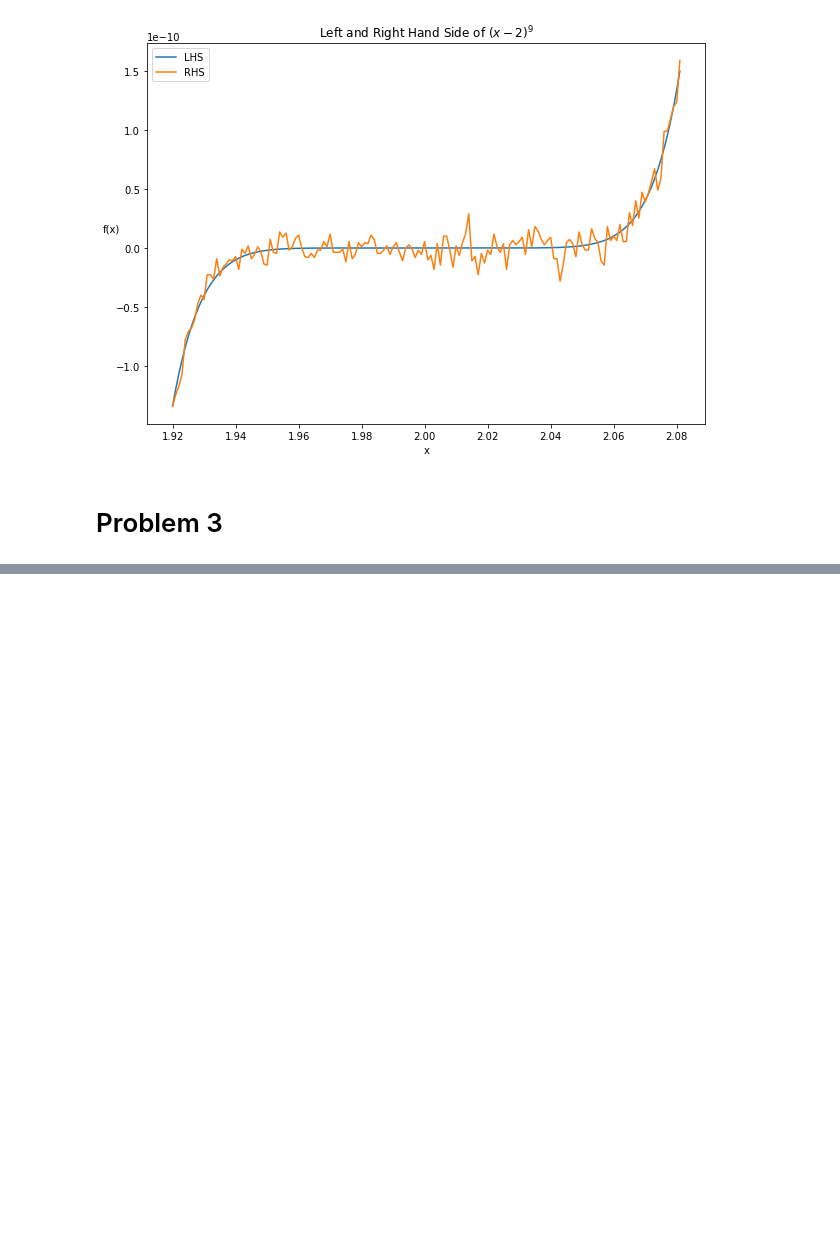
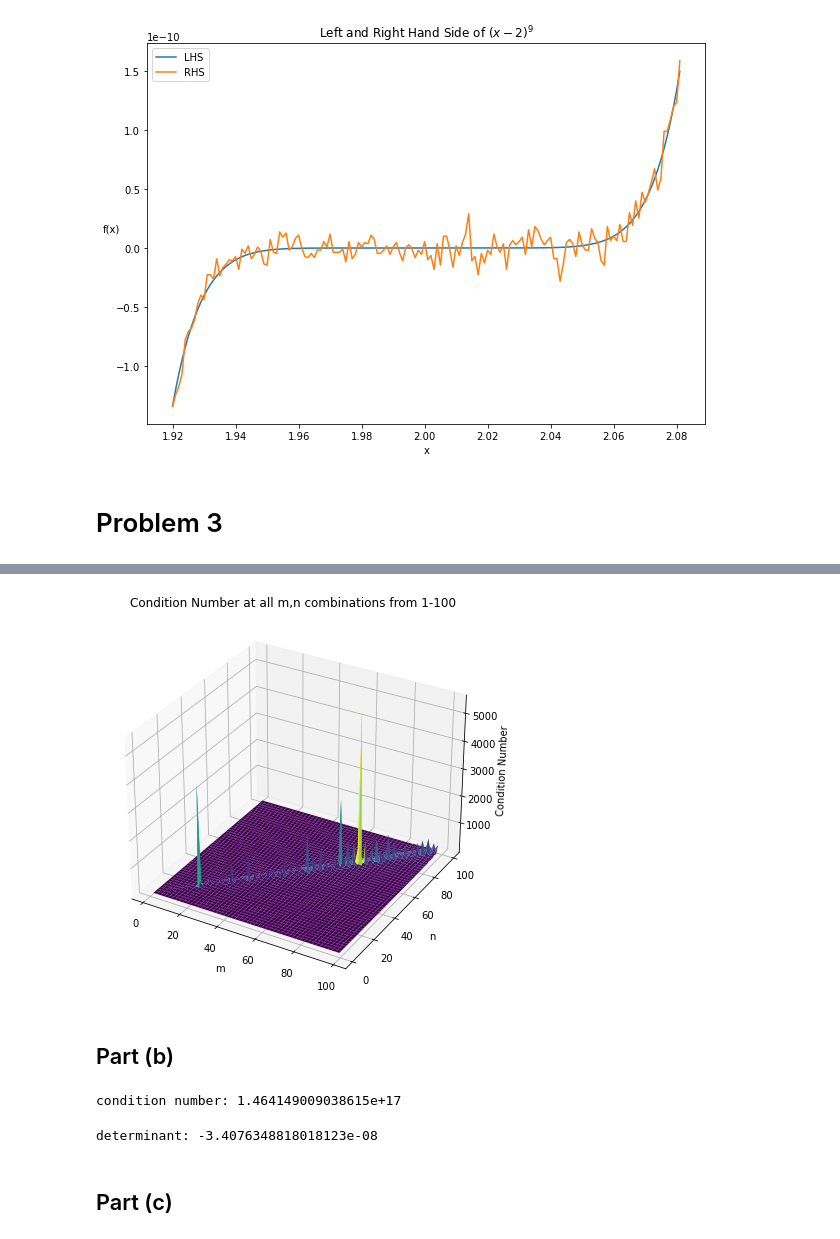
Before and after one commit to busbykt/AMATH584, a Jupyter notebook: Homework/hw3/hw3.ipynb, the cells around one changed output, grey strips where cells are left out. Saved outputs shown, nothing was run; the diff lists cells and outputs as text; code cells hidden in the pictures; blank space fills up the shorter version.

```diff
--- a/Homework/hw3/hw3.ipynb
+++ b/Homework/hw3/hw3.ipynb
@@ -254,0 +297,38 @@ plt.legend();
+# %%
+x = np.arange(1,100,1)
+y = np.arange(1,100,1)
+xx, yy = np.meshgrid(x, y)
+
+@np.vectorize
+def grid_cond(x,y):
+    return np.linalg.cond(np.random.randn(x,y))
+
+z = grid_cond(xx,yy)
+# %%
+fig = plt.figure(figsize=[10,7])
+ax = plt.axes(projection='3d')
+
+ax.plot_surface(xx, yy, z,cmap='viridis', edgecolor='none')
+ax.set_title('Condition Number at all m,n combinations from 1-100');
+ax.set_ylabel('n'); ax.set_xlabel('m'); ax.set_zlabel('Condition Number');
+plt.show()
+# %% [output]
+[figure, added]
+# %% [markdown]
+## Part (b)
+# %%
+m=21
+n=20
+A = np.random.randn(m,n)
+
+A = np.concatenate((A,A[:,0].reshape(m,1)), axis=1)
+
+print('condition number:',np.linalg.cond(A))
+# %% [output]
+condition number: 1.464149009038615e+17
+# %%
+print('determinant:',np.linalg.det(A))
+# %% [output]
+determinant: -3.4076348818018123e-08
+# %% [markdown]
+## Part (c)
```
Also changed, not shown: parts of 13 cells of this notebook.
